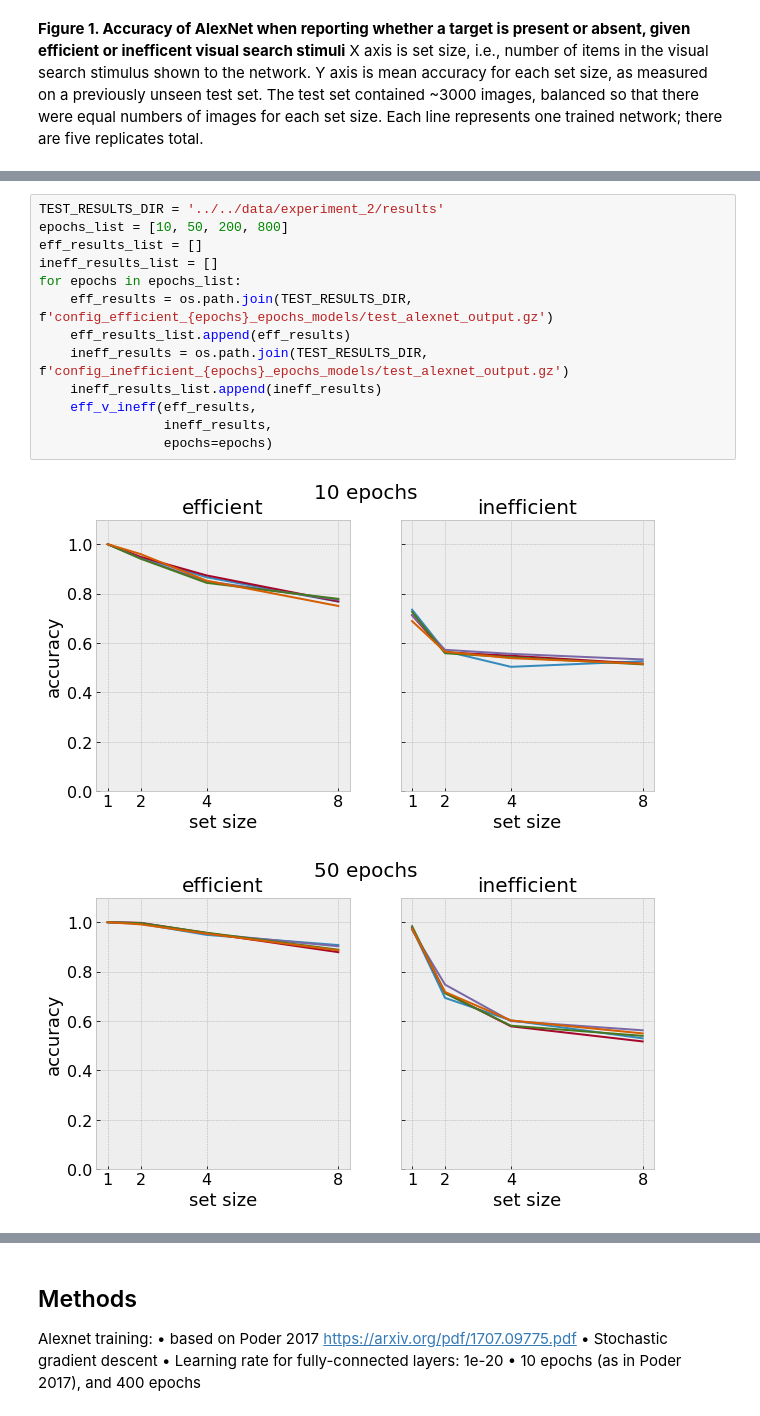
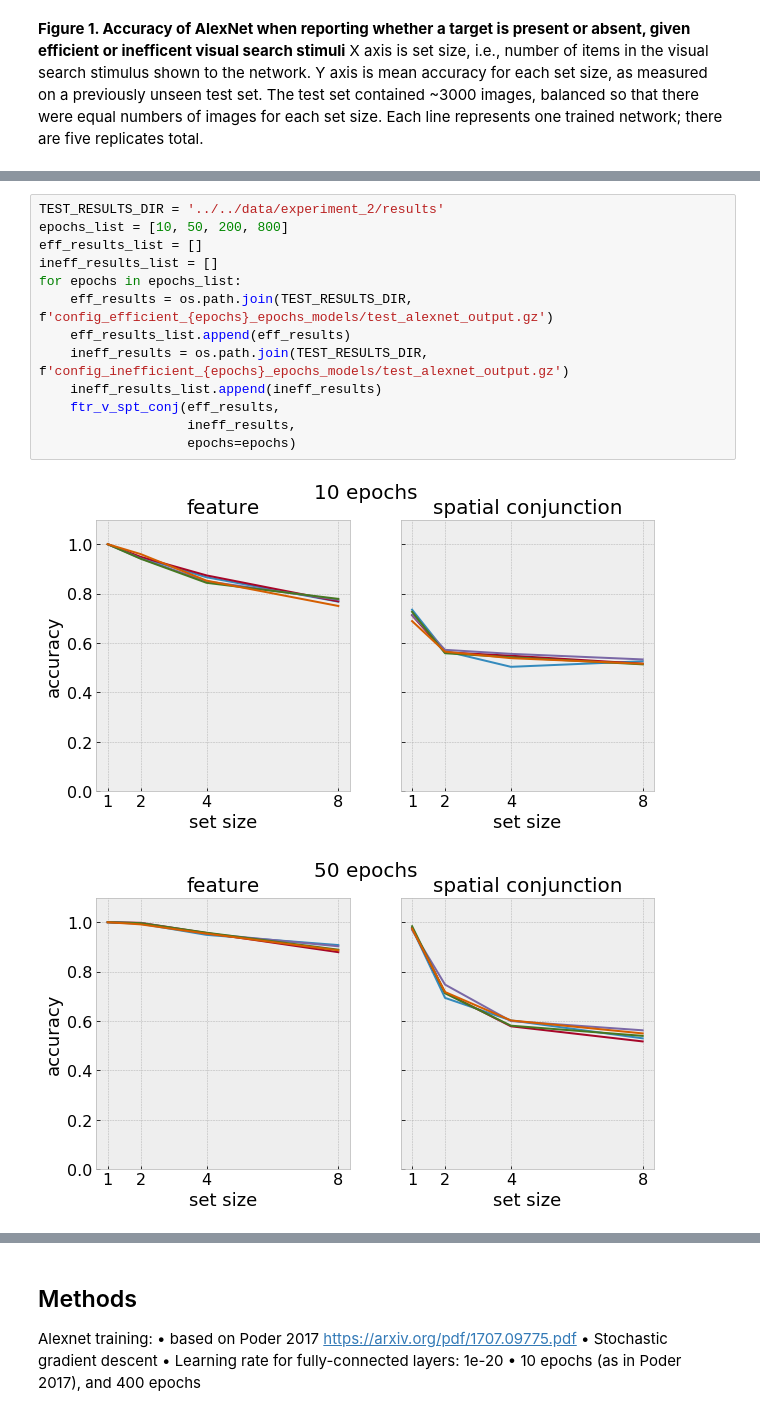
Before and after one commit to NickleDave/visual-search-nets, a Jupyter notebook: docs/notebooks/results.ipynb, the cells around one changed output, grey strips where cells are left out. Drawn from its saved outputs; the diff is of its cells as text.

```diff
--- a/docs/notebooks/results.ipynb
+++ b/docs/notebooks/results.ipynb
@@ -70,16 +70,16 @@ Given the surprising result that CNNs showed attention-like effects without atte
 # %%
 TEST_RESULTS_DIR = '../../data/experiment_2/results'
 epochs_list = [10, 50, 200, 800]
 eff_results_list = []
 ineff_results_list = []
 for epochs in epochs_list:
     eff_results = os.path.join(TEST_RESULTS_DIR, f'config_efficient_{epochs}_epochs_models/test_alexnet_output.gz')
     eff_results_list.append(eff_results)
     ineff_results = os.path.join(TEST_RESULTS_DIR, f'config_inefficient_{epochs}_epochs_models/test_alexnet_output.gz')
     ineff_results_list.append(ineff_results)
-    eff_v_ineff(eff_results,
-                ineff_results,
-                epochs=epochs)
+    ftr_v_spt_conj(eff_results,
+                   ineff_results,
+                   epochs=epochs)
 # %% [output]
-[figure, old version]
+[figure, new version]
-[figure, old version]
+[figure, new version]
```
Also changed, not shown: parts of 7 cells of this notebook.
